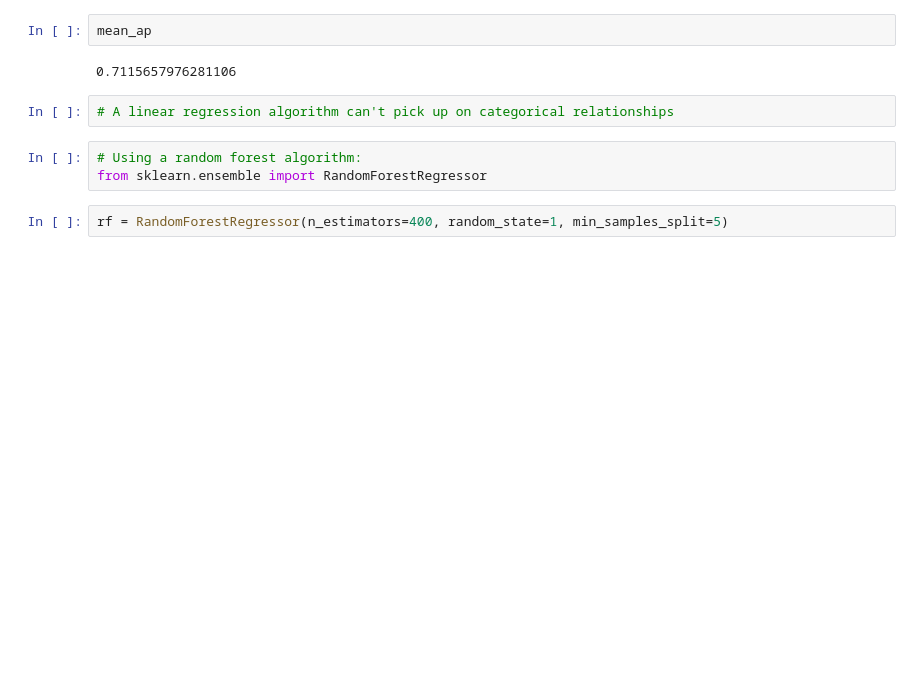
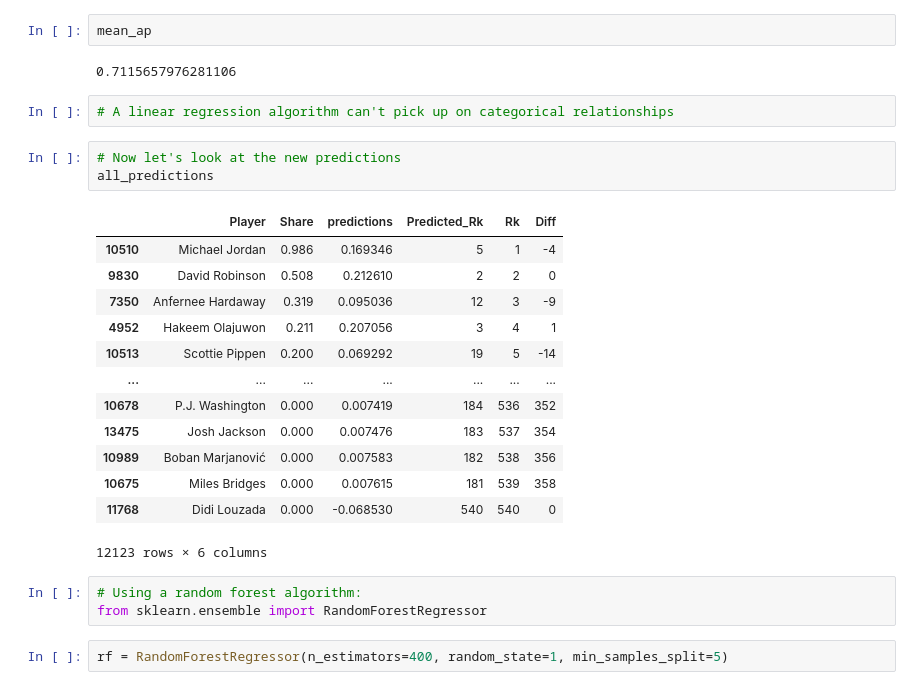
Before and after one commit to mbarve117/nbamvp, a Jupyter notebook: notebooks/predictor.ipynb, the cells around one changed output. Drawn from its saved outputs; the diff is of its cells as text; blank space fills up the shorter version.

```diff
--- a/notebooks/predictor.ipynb
+++ b/notebooks/predictor.ipynb
@@ -272,6 +272,23 @@ mean_ap
 0.7115657976281106
 # %%
 # A linear regression algorithm can't pick up on categorical relationships
+# %%
+# Now let's look at the new predictions
+all_predictions
+# %% [output]
+|  | Player | Share | predictions | Predicted_Rk | Rk | Diff |
+| 10510 | Michael Jordan | 0.986 | 0.169346 | 5 | 1 | -4 |
+| 9830 | David Robinson | 0.508 | 0.212610 | 2 | 2 | 0 |
+| 7350 | Anfernee Hardaway | 0.319 | 0.095036 | 12 | 3 | -9 |
+| 4952 | Hakeem Olajuwon | 0.211 | 0.207056 | 3 | 4 | 1 |
+| 10513 | Scottie Pippen | 0.200 | 0.069292 | 19 | 5 | -14 |
+| ... | ... | ... | ... | ... | ... | ... |
+| 10678 | P.J. Washington | 0.000 | 0.007419 | 184 | 536 | 352 |
+| 13475 | Josh Jackson | 0.000 | 0.007476 | 183 | 537 | 354 |
+| 10989 | Boban Marjanović | 0.000 | 0.007583 | 182 | 538 | 356 |
+| 10675 | Miles Bridges | 0.000 | 0.007615 | 181 | 539 | 358 |
+| 11768 | Didi Louzada | 0.000 | -0.068530 | 540 | 540 | 0 |
+12123 rows × 6 columns
 # %%
 # Using a random forest algorithm:
 from sklearn.ensemble import RandomForestRegressor
```
Also changed, not shown: parts of 3 cells of this notebook, 5 other files.
